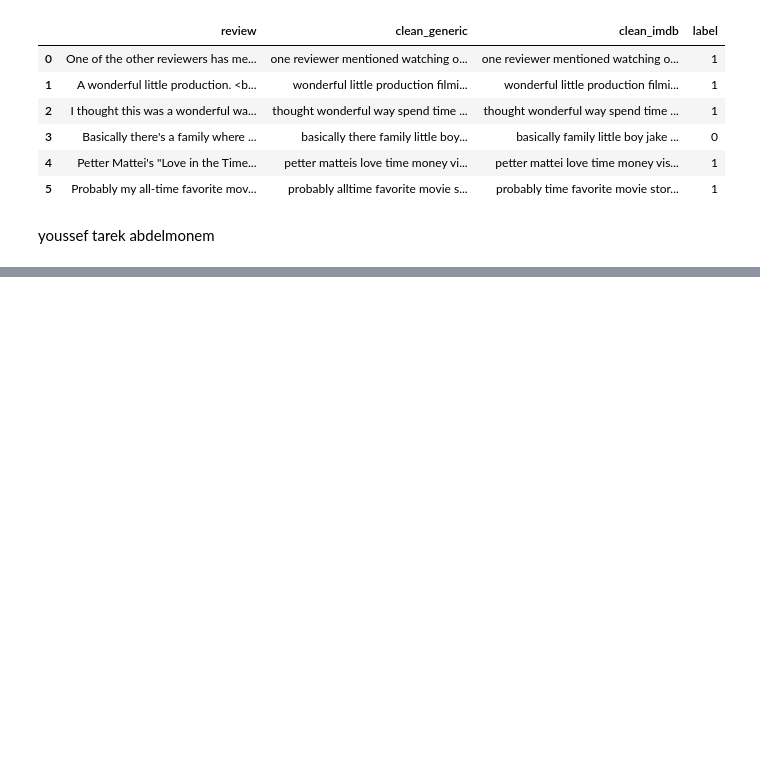
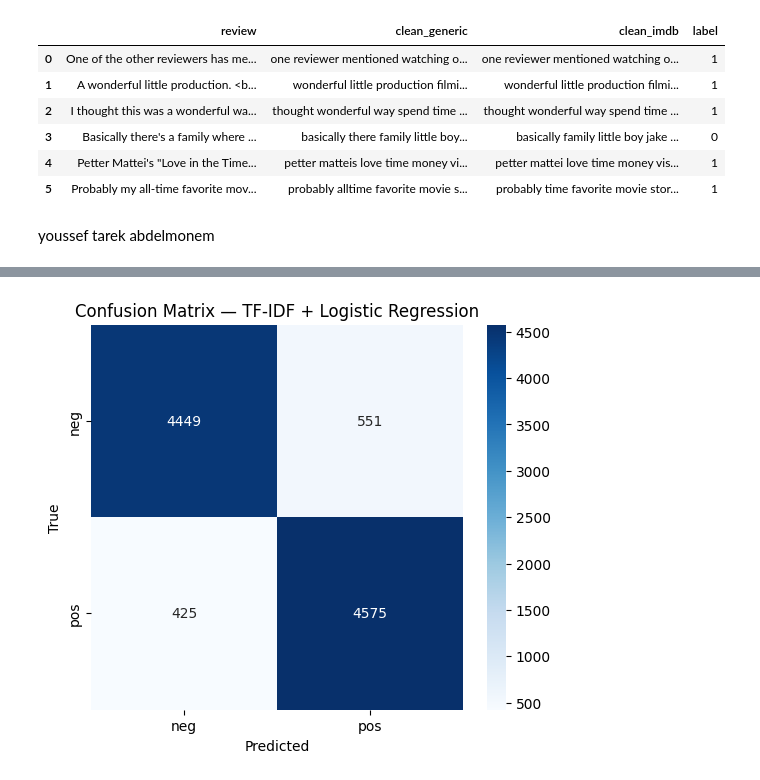
Before and after one commit to rana6-12/Final-Project-ITI, a Jupyter notebook: Final_Project_ITI.ipynb, the cells around one changed output, grey strips where cells are left out. Drawn from its saved outputs; the diff is of its cells as text; code cells hidden in the pictures; blank space fills up the shorter version.

```diff
--- a/Final_Project_ITI.ipynb
+++ b/Final_Project_ITI.ipynb
@@ -222,0 +228,3 @@ plt.show()
+# %%
+X = df['clean_imdb'].values
+y = df['label'].values
@@ -222,0 +263,8 @@ plt.show()
+# %%
+# Train Logistic Regression model
+
+
+logreg = LogisticRegression(max_iter=400)
+logreg.fit(X_train_t, y_train)
+
+print("Logistic Regression training done.")
@@ -222,0 +273,7 @@ plt.show()
+# %%
+#  Evaluate the model performance
+
+pred = logreg.predict(X_test_t)
+
+print("Accuracy (TF-IDF + LR):", accuracy_score(y_test, pred))
+print(classification_report(y_test, pred, target_names=['neg','pos']))
@@ -222,0 +290,24 @@ plt.show()
+# %%
+# Confusion Matrix and Heatmap visualization
+
+import seaborn as sns
+import matplotlib.pyplot as plt
+
+cm = confusion_matrix(y_test, pred)
+
+plt.figure(figsize=(6,5))
+sns.heatmap(
+    cm,
+    annot=True,
+    fmt='d',
+    cmap='Blues',
+    xticklabels=['neg','pos'],
+    yticklabels=['neg','pos']
+)
+
+plt.xlabel('Predicted')
+plt.ylabel('True')
+plt.title('Confusion Matrix — TF-IDF + Logistic Regression')
+plt.show()
+# %% [output]
+[figure, added]
```
Also changed, not shown: parts of 10 cells of this notebook.
